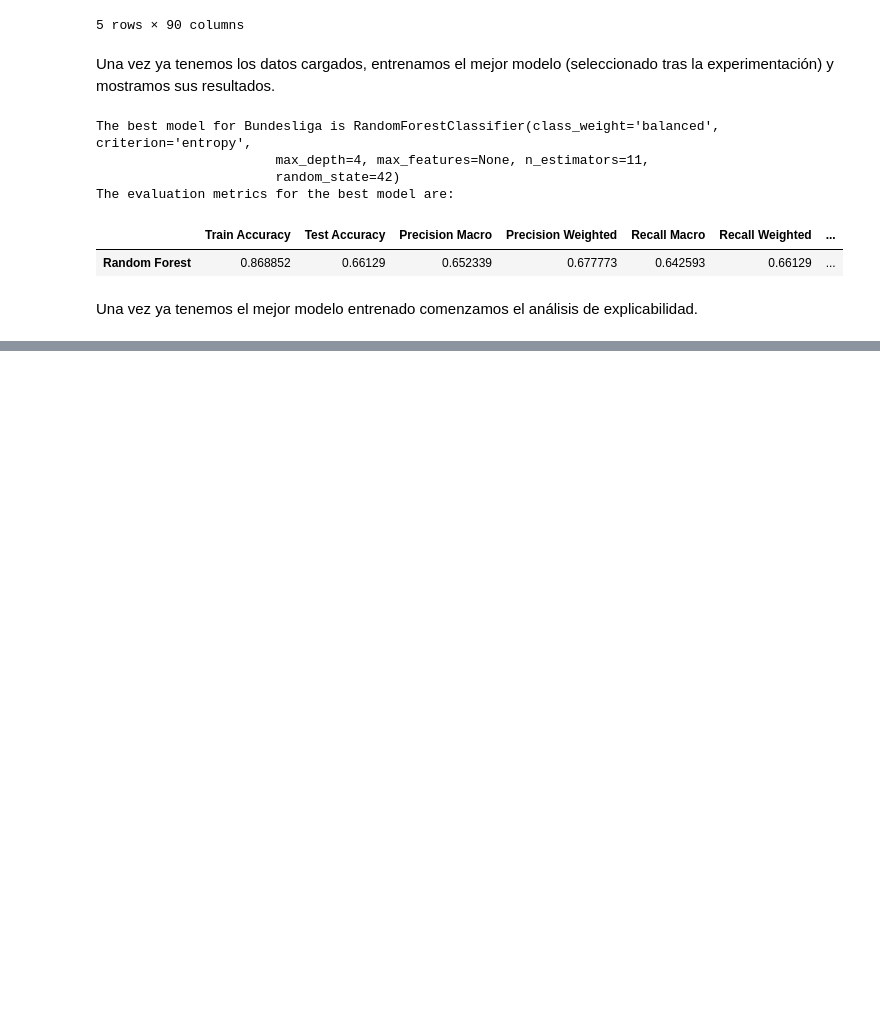
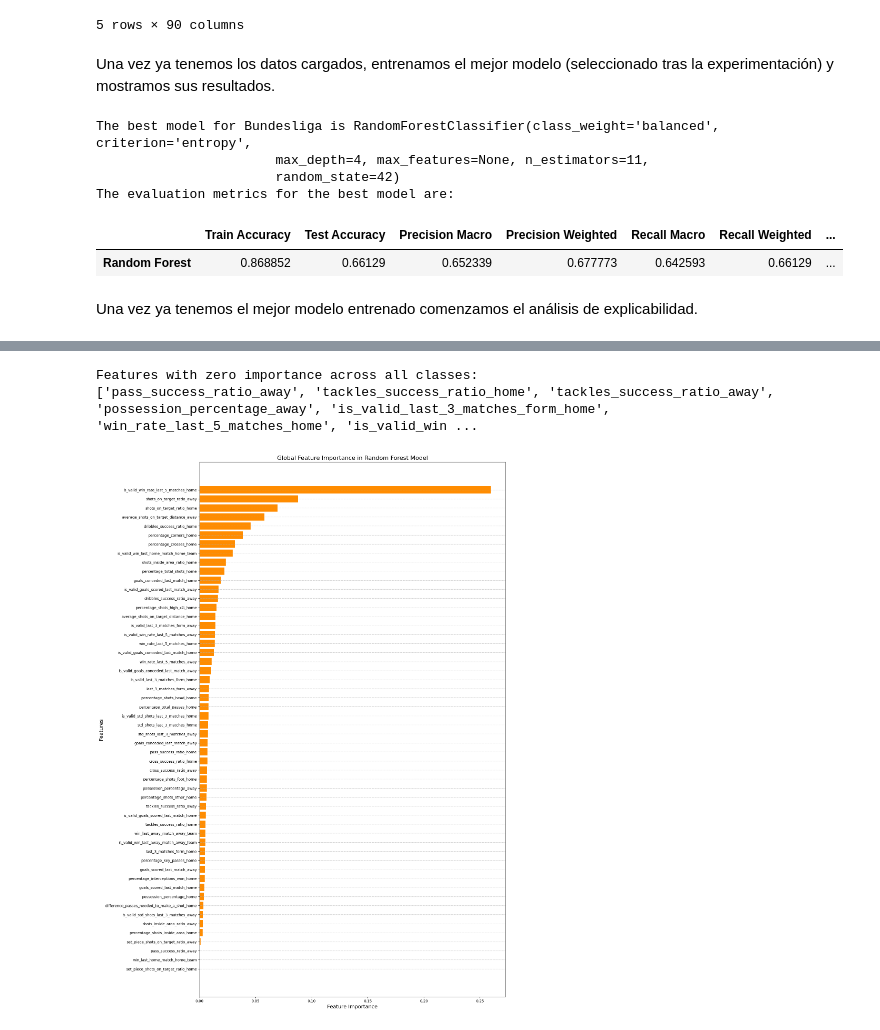
Before and after one commit to Jaime-Linares/DataAnalysis-FootySage, a Jupyter notebook: 2_analysis_Bundesliga.ipynb, the cells around one changed output, grey strips where cells are left out. Saved outputs shown, nothing was run; the diff lists cells and outputs as text; code cells hidden in the pictures; blank space fills up the shorter version.

Commit message:
[feat] Bundesliga global analysis finished

```diff
--- a/2_analysis_Bundesliga.ipynb
+++ b/2_analysis_Bundesliga.ipynb
@@ -57,0 +73,8 @@ Una vez ya tenemos el mejor modelo entrenado comenzamos el análisis de explicab
+# %%
+from src.analysis import random_forest_global_analysis
+
+random_forest_global_analysis(best_model_Bundesliga)
+# %% [output]
+Features with zero importance across all classes:
+['pass_success_ratio_away', 'tackles_success_ratio_home', 'tackles_success_ratio_away', 'possession_percentage_away', 'is_valid_last_3_matches_form_home', 'win_rate_last_5_matches_home', 'is_valid_win ...
+[figure, added]
```
Also changed, not shown: parts of 3 cells of this notebook.
